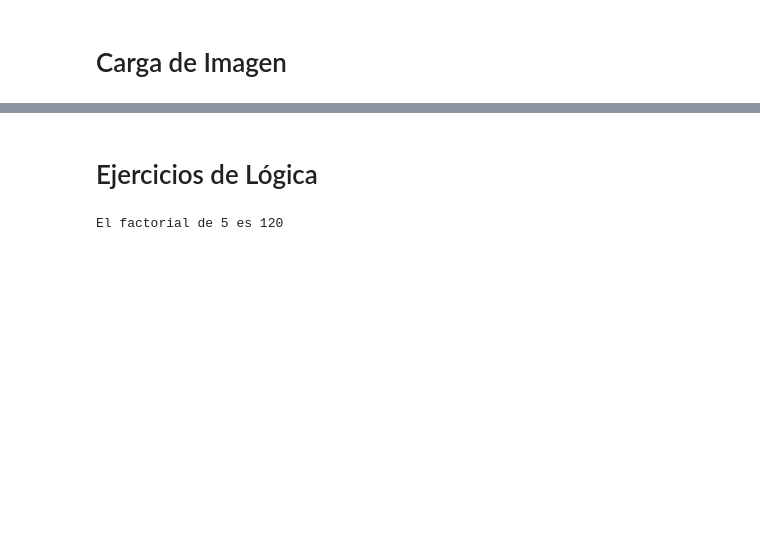
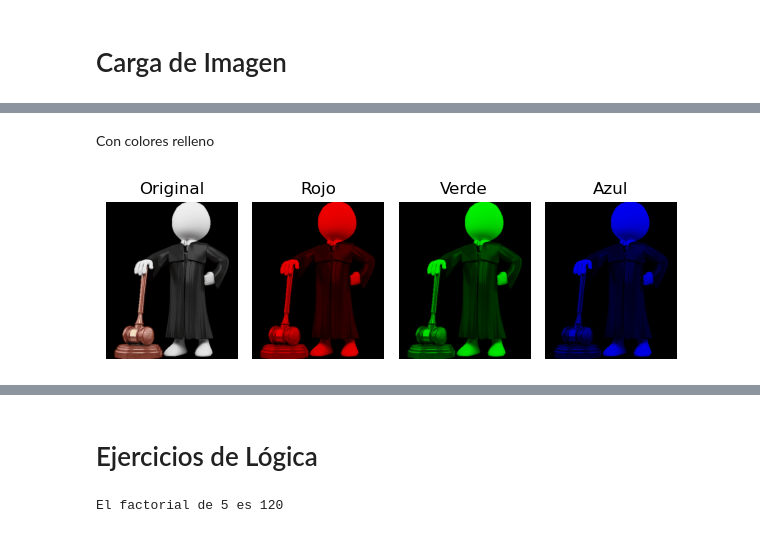
Before and after one commit to Sunner-01/PDI26, a Jupyter notebook: PDI_Cod.ipynb, the cells around one changed output, grey strips where cells are left out. Cells and saved outputs as stored; diff of their text form; code cells hidden in the pictures; blank space fills up the shorter version.

```diff
--- a/PDI_Cod.ipynb
+++ b/PDI_Cod.ipynb
@@ -8,0 +54,51 @@ plt.show()
+# %% [markdown]
+Con colores relleno
+# %%
+import cv2
+import matplotlib.pyplot as plt
+import numpy as np
+
+plt.rcParams['figure.figsize'] = [6, 4]
+
+img = cv2.imread('colores.png', cv2.IMREAD_COLOR)
+imgRGB = cv2.cvtColor(img, cv2.COLOR_BGR2RGB)
+
+r = img[:,:,2]
+g = img[:,:,1]
+b = img[:,:,0]
+
+# Crear imagen por canal
+r_img = np.zeros_like(imgRGB)
+r_img[:,:,0] = r
+
+g_img = np.zeros_like(imgRGB)
+g_img[:,:,1] = g
+b_img = np.zeros_like(imgRGB)
+b_img[:,:,2] = b
+
+plt.figure(figsize=(6, 4))
+
+plt.subplot(141)
+plt.title('Original')
+plt.imshow(imgRGB)
+plt.axis('off')
+
+plt.subplot(142)
+plt.title('Rojo')
+plt.imshow(r_img)
+plt.axis('off')
+
+plt.subplot(143)
+plt.title('Verde')
+plt.imshow(g_img)
+plt.axis('off')
+
+plt.subplot(144)
+plt.title('Azul')
+plt.imshow(b_img)
+plt.axis('off')
+
+plt.tight_layout()
+plt.show()
+# %% [output]
+[figure, added]
```
Also changed, not shown: parts of 7 cells of this notebook, 16 other files.
